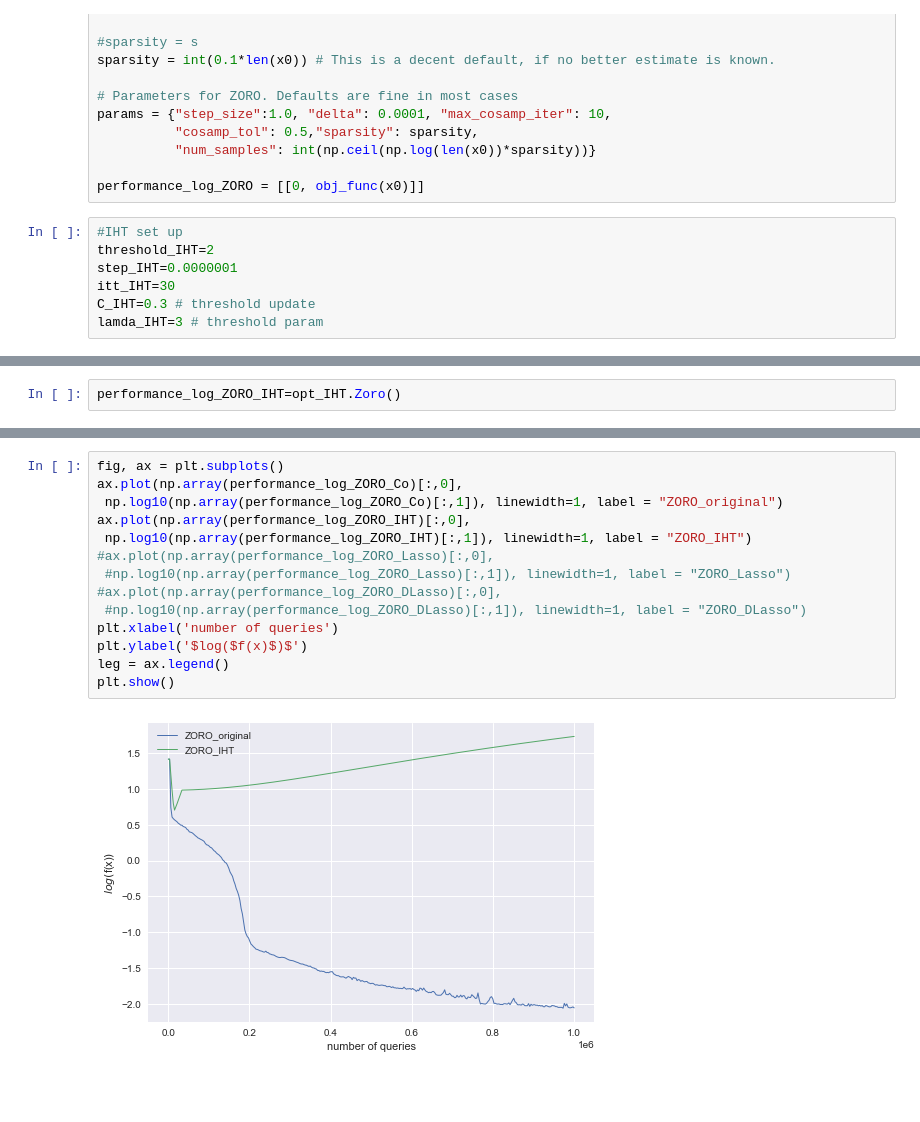
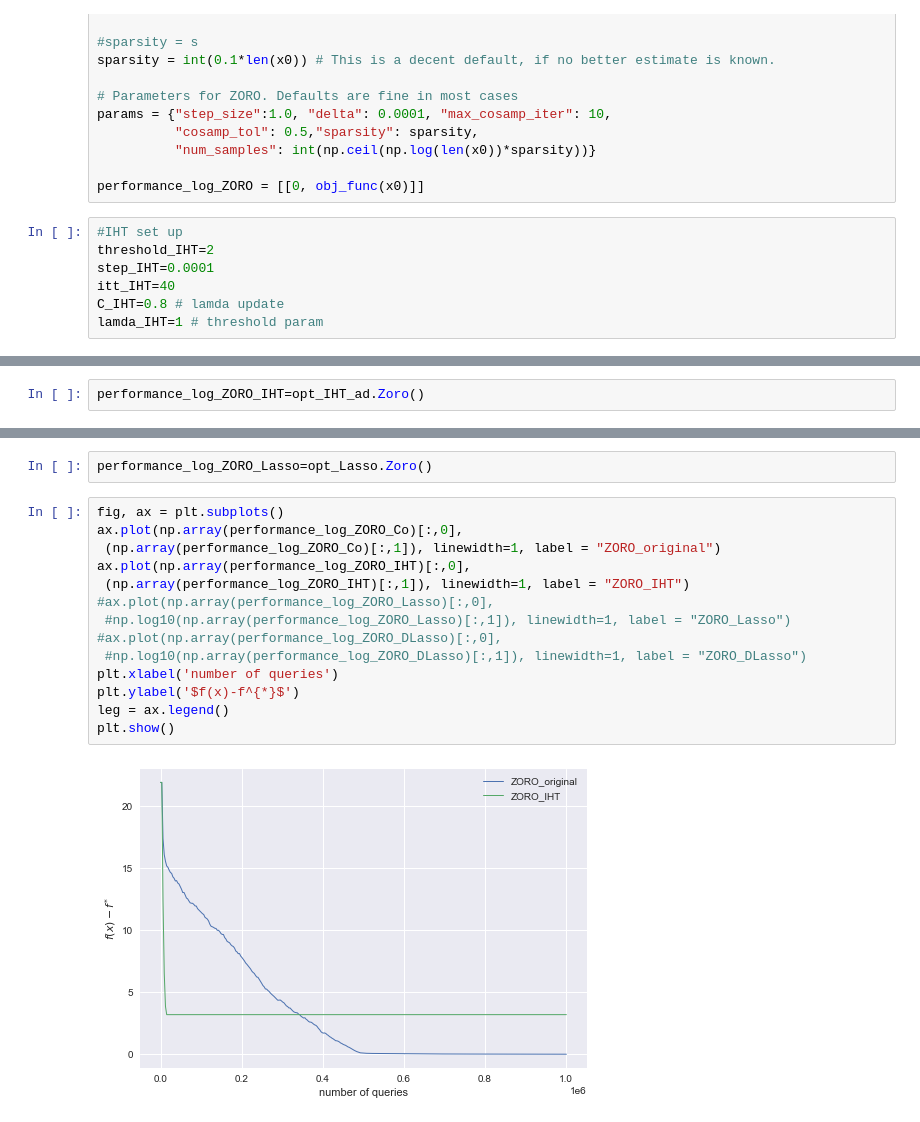
Before and after one commit to ilyeshammouda/Stage_2A_ENSAE, a Jupyter notebook: notebook/ZORO.ipynb, the cells around one changed output, grey strips where cells are left out. Drawn from its saved outputs; the diff is of its cells as text; blank space fills up the shorter version.

```diff
--- a/notebook/ZORO.ipynb
+++ b/notebook/ZORO.ipynb
@@ -41,7 +41,7 @@ performance_log_ZORO = [[0, obj_func(x0)]]
 # %%
 #IHT set up
 threshold_IHT=2
-step_IHT=0.0000001
-itt_IHT=30
-C_IHT=0.3 # threshold update
-lamda_IHT=3 # threshold param
+step_IHT=0.0001
+itt_IHT=40
+C_IHT=0.8 # lamda update
+lamda_IHT=1 # threshold param
@@ -56,5 +63,5 @@ opt_IHT_ad  = ZORO(x0, obj_func, params,algo='IHT_ad', function_budget= int(1e6)
 # the actual optimization routine
 termination=False
 # %%
-performance_log_ZORO_IHT=opt_IHT.Zoro()
+performance_log_ZORO_IHT=opt_IHT_ad.Zoro()
 # %% [output]
@@ -103,16 +127,18 @@ KeyboardInterrupt:
+# %%
+performance_log_ZORO_Lasso=opt_Lasso.Zoro()
 # %%
 fig, ax = plt.subplots()
 ax.plot(np.array(performance_log_ZORO_Co)[:,0],
- np.log10(np.array(performance_log_ZORO_Co)[:,1]), linewidth=1, label = "ZORO_original")
+ (np.array(performance_log_ZORO_Co)[:,1]), linewidth=1, label = "ZORO_original")
 ax.plot(np.array(performance_log_ZORO_IHT)[:,0],
- np.log10(np.array(performance_log_ZORO_IHT)[:,1]), linewidth=1, label = "ZORO_IHT")
+ (np.array(performance_log_ZORO_IHT)[:,1]), linewidth=1, label = "ZORO_IHT")
 #ax.plot(np.array(performance_log_ZORO_Lasso)[:,0],
  #np.log10(np.array(performance_log_ZORO_Lasso)[:,1]), linewidth=1, label = "ZORO_Lasso")
 #ax.plot(np.array(performance_log_ZORO_DLasso)[:,0],
  #np.log10(np.array(performance_log_ZORO_DLasso)[:,1]), linewidth=1, label = "ZORO_DLasso")
 plt.xlabel('number of queries')
-plt.ylabel('$log($f(x)$)$')
+plt.ylabel('$f(x)-f^{*}$')
 leg = ax.legend()
 plt.show()
 # %% [output]
-[figure, old version]
+[figure, new version]
```
Also changed, not shown: parts of 5 cells of this notebook.
